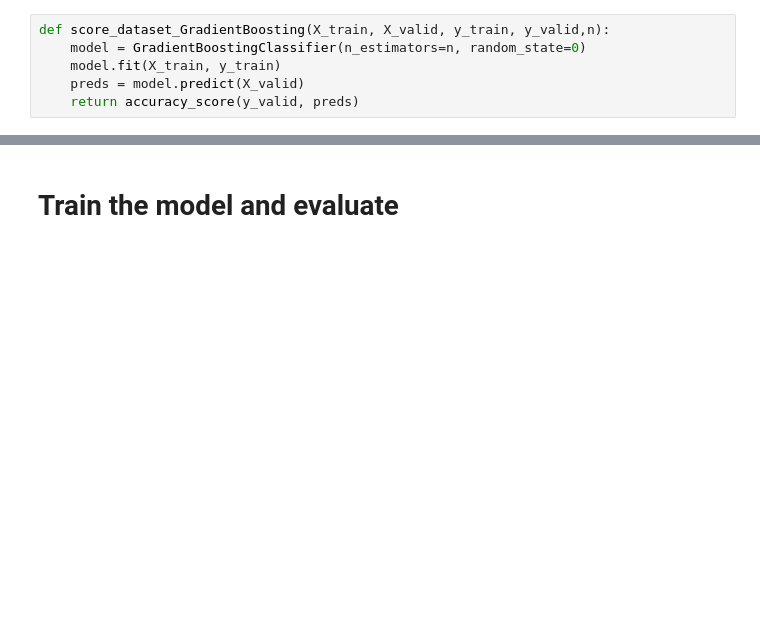
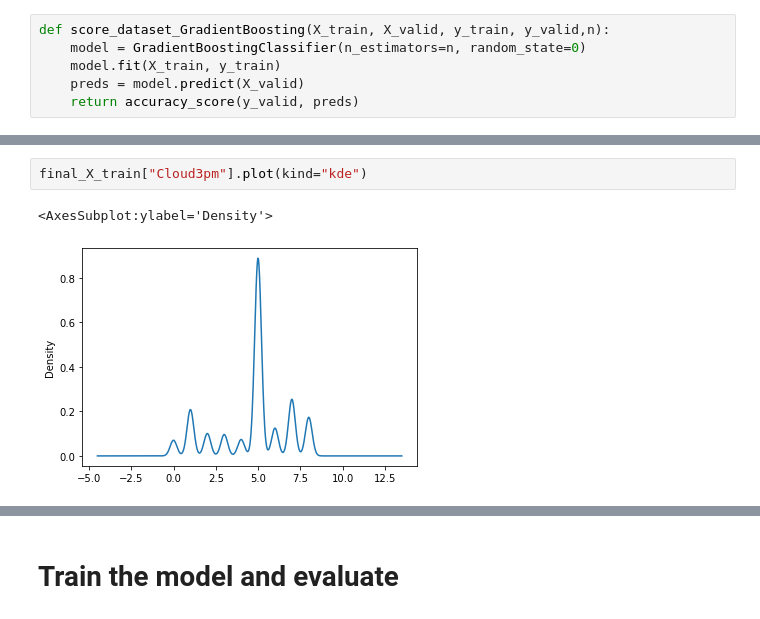
Before and after one commit to OmarAlaaeldein/Weather-Prediction, a Jupyter notebook: weather_prediction.ipynb, the cells around one changed output, grey strips where cells are left out. Saved outputs shown, nothing was run; the diff lists cells and outputs as text; blank space fills up the shorter version.

```diff
--- a/weather_prediction.ipynb
+++ b/weather_prediction.ipynb
@@ -184,0 +204,5 @@ def score_dataset_GradientBoosting(X_train, X_valid, y_train, y_valid,n):
+# %%
+final_X_train["Cloud3pm"].plot(kind="kde")
+# %% [output]
+<AxesSubplot:ylabel='Density'>
+[figure, added]
```
Also changed, not shown: parts of 7 cells of this notebook, 1 other file.
